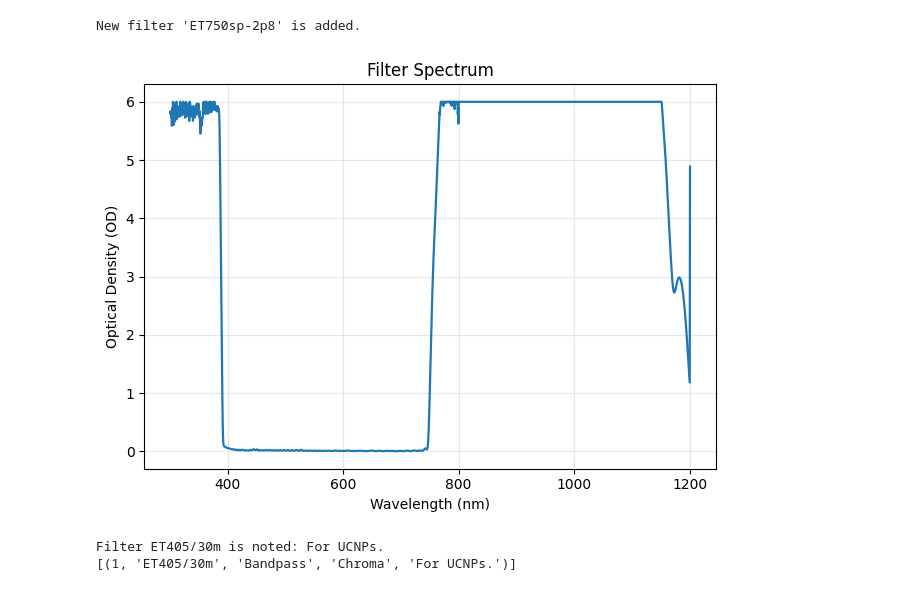
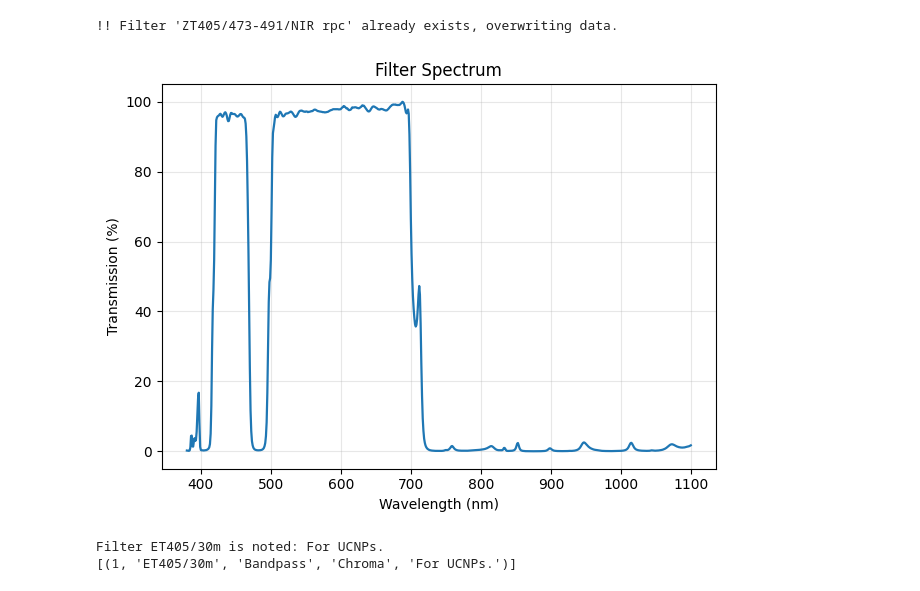
Before and after one commit to Jerry-LXH/FudanChemNotes, a Jupyter notebook: SmilE/Optics_exp/Database_of_filters/import_or_revise_data.ipynb, the cells around one changed output. Cells and saved outputs as stored; diff of their text form; code cells hidden in the pictures.

```diff
--- a/SmilE/Optics_exp/Database_of_filters/import_or_revise_data.ipynb
+++ b/SmilE/Optics_exp/Database_of_filters/import_or_revise_data.ipynb
@@ -7,22 +21,22 @@ db = FilterDatabaseSQLite("filters.db")
 # %%
 ### Read spectrum from csv file and import into database.
-wv, tr = read_filter_csv('csv_data/Chroma-et750sp2p8--0.csv')
-name = 'ET750sp-2p8'
+wv, tr = read_filter_csv('csv_data/Chroma-zt405473491nirrpc--0.csv')
+name = 'ZT405/473-491/NIR rpc'
 manuf = 'Chroma'
-ftype = 'Shortpass'
+ftype = 'Triple Dichromat'
 db.add_filter(
     name=name,
     wavelengths=wv,
     transmissions=tr,
     ftype=ftype,
     manufacturer=manuf,
     overwrite=True
 )
 wl, tr = db.get_filter_spectrum(name)
-plot_spectrum(wl, tr, mode='OD')
+plot_spectrum(wl, tr)
 # %% [output]
-New filter 'ET750sp-2p8' is added.
+!! Filter 'ZT405/473-491/NIR rpc' already exists, overwriting data.
-[figure, old version]
+[figure, new version]
 # %%
 ### Revise the notes.
 name = 'ET405/30m'
```
Also changed, not shown: parts of 1 cell of this notebook, 1 other file.
